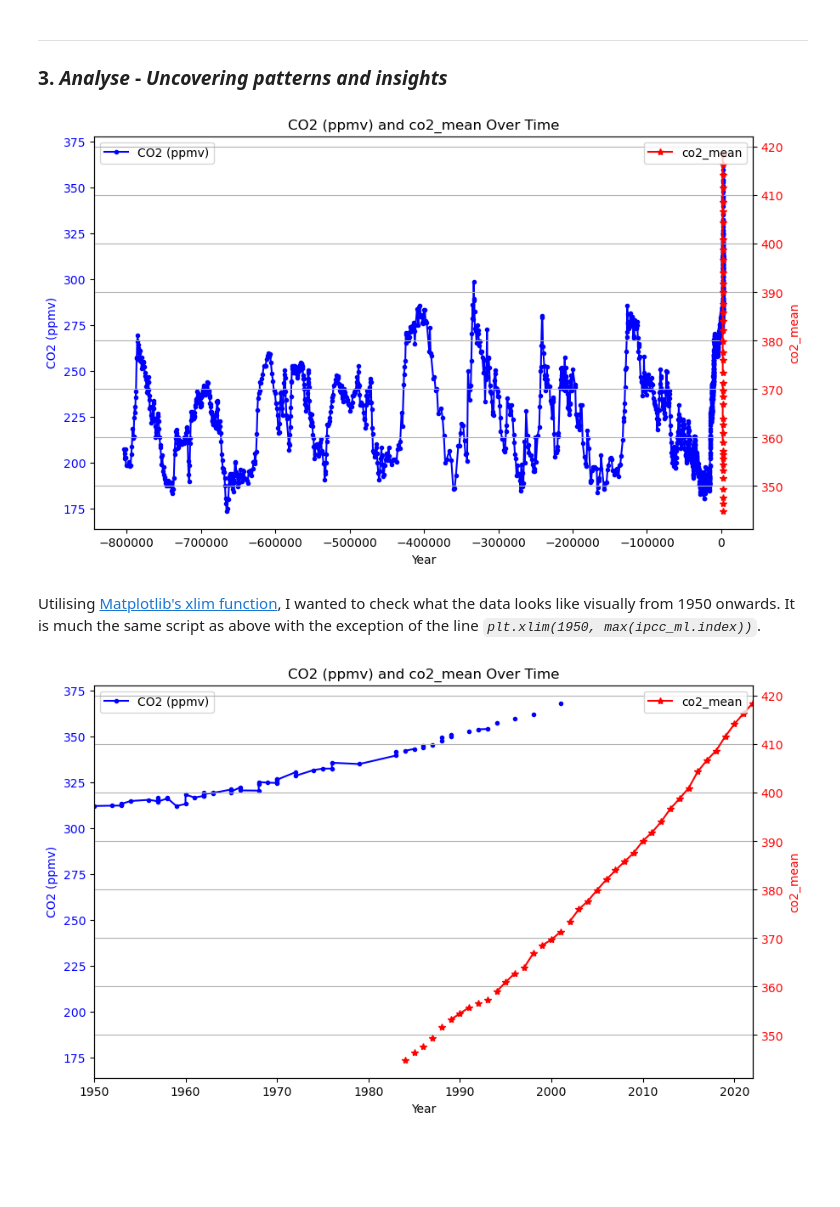
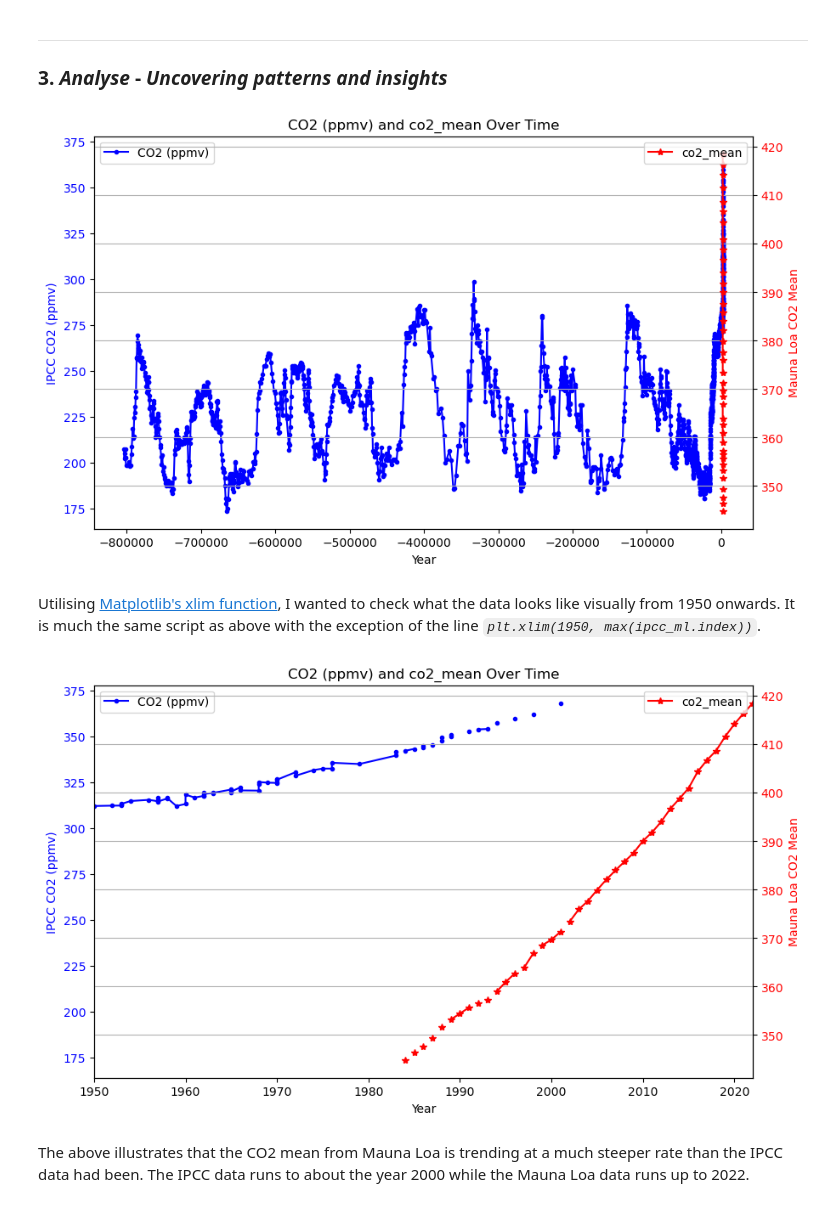
Before and after one commit to turps-pc90/PfDA_ClimateProject, a Jupyter notebook: project.ipynb, the cells around one changed output. Cells and saved outputs as stored; diff of their text form; code cells hidden in the pictures; blank space fills up the shorter version.

Commit message:
1950 onwards visualised for IPCC and Mauna Loa data

````diff
--- a/project.ipynb
+++ b/project.ipynb
@@ -441,27 +441,27 @@ import matplotlib.pyplot as plt
 # %%
 # First Attempt At Plotting
 fig, ax1 = plt.subplots(figsize=(10, 6))
 
 # Plot on the first y-axis
 ax1.plot(ipcc_ml.index, ipcc_ml['CO2 (ppmv)'], label='CO2 (ppmv)', marker='.', color='blue')
 ax1.set_xlabel('Year')
-ax1.set_ylabel('CO2 (ppmv)', color='blue')
+ax1.set_ylabel('IPCC CO2 (ppmv)', color='blue')
 ax1.tick_params(axis='y', labelcolor='blue')
 ax1.legend(loc='upper left')
 
 # Create a second y-axis
 ax2 = ax1.twinx()
 ax2.plot(ipcc_ml.index, ipcc_ml['co2_mean'], label='co2_mean', marker='*', color='red')
-ax2.set_ylabel('co2_mean', color='red')
+ax2.set_ylabel('Mauna Loa CO2 Mean', color='red')
 ax2.tick_params(axis='y', labelcolor='red')
 ax2.legend(loc='upper right')
 
 # Set title of plot and show it
 plt.title('CO2 (ppmv) and co2_mean Over Time')
 plt.grid(True)
 plt.show()
 # %% [output]
-[figure, old version]
+[figure, new version]
 # %% [markdown]
 Utilising [Matplotlib's xlim function](https://matplotlib.org/stable/gallery/subplots_axes_and_figures/shared_axis_demo.html#sphx-glr-gallery-subplots-axes-and-figures-shared-axis-demo-py), I wanted to check what the data looks like visually from 1950 onwards. It is much the same script as above with the exception of the line *```plt.xlim(1950, max(ipcc_ml.index))```*.
 # %%
@@ -471,14 +471,14 @@ fig, ax1 = plt.subplots(figsize=(10, 6))
 # Plot on the first y-axis
 ax1.plot(ipcc_ml.index, ipcc_ml['CO2 (ppmv)'], label='CO2 (ppmv)', marker='.', color='blue')
 ax1.set_xlabel('Year')
-ax1.set_ylabel('CO2 (ppmv)', color='blue')
+ax1.set_ylabel('IPCC CO2 (ppmv)', color='blue')
 ax1.tick_params(axis='y', labelcolor='blue')
 ax1.legend(loc='upper left')
 
 # Create a second y-axis
 ax2 = ax1.twinx()
 ax2.plot(ipcc_ml.index, ipcc_ml['co2_mean'], label='co2_mean', marker='*', color='red')
-ax2.set_ylabel('co2_mean', color='red')
+ax2.set_ylabel('Mauna Loa CO2 Mean', color='red')
 ax2.tick_params(axis='y', labelcolor='red')
 ax2.legend(loc='upper right')
 
@@ -490,4 +490,6 @@ plt.title('CO2 (ppmv) and co2_mean Over Time')
 plt.grid(True)
 plt.show()
 # %% [output]
-[figure, old version]
+[figure, new version]
+# %% [markdown]
+The above illustrates that the CO2 mean from Mauna Loa is trending at a much steeper rate than the IPCC data had been. The IPCC data runs to about the year 2000 while the Mauna Loa data runs up to 2022.
````
